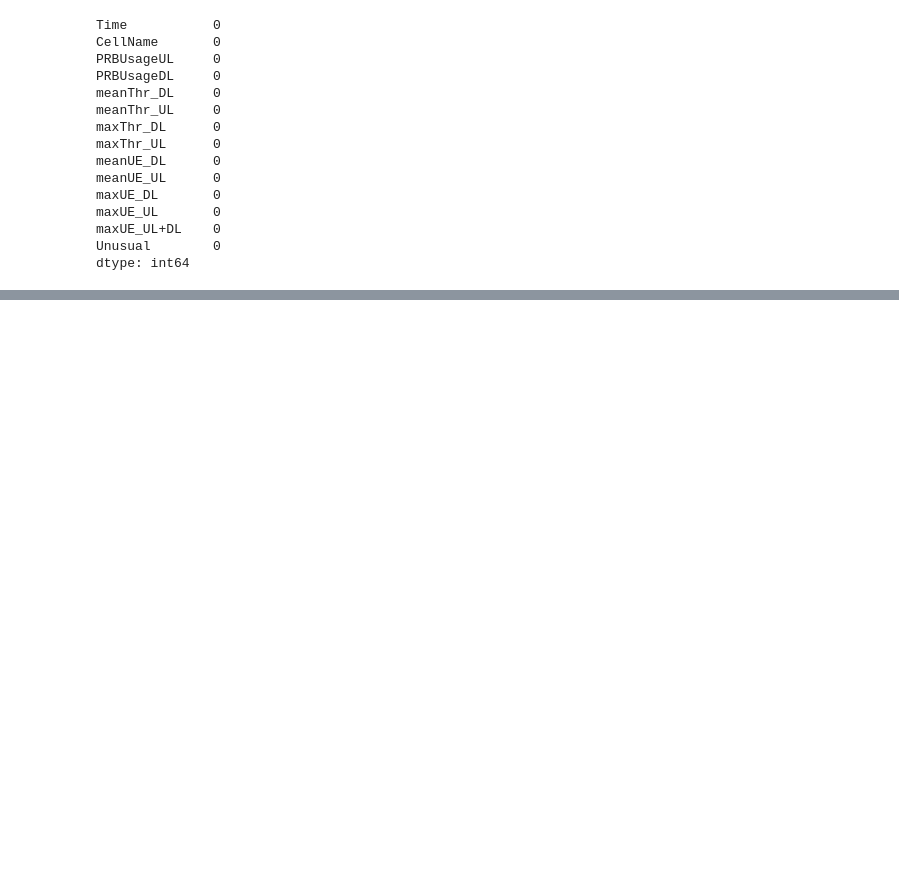
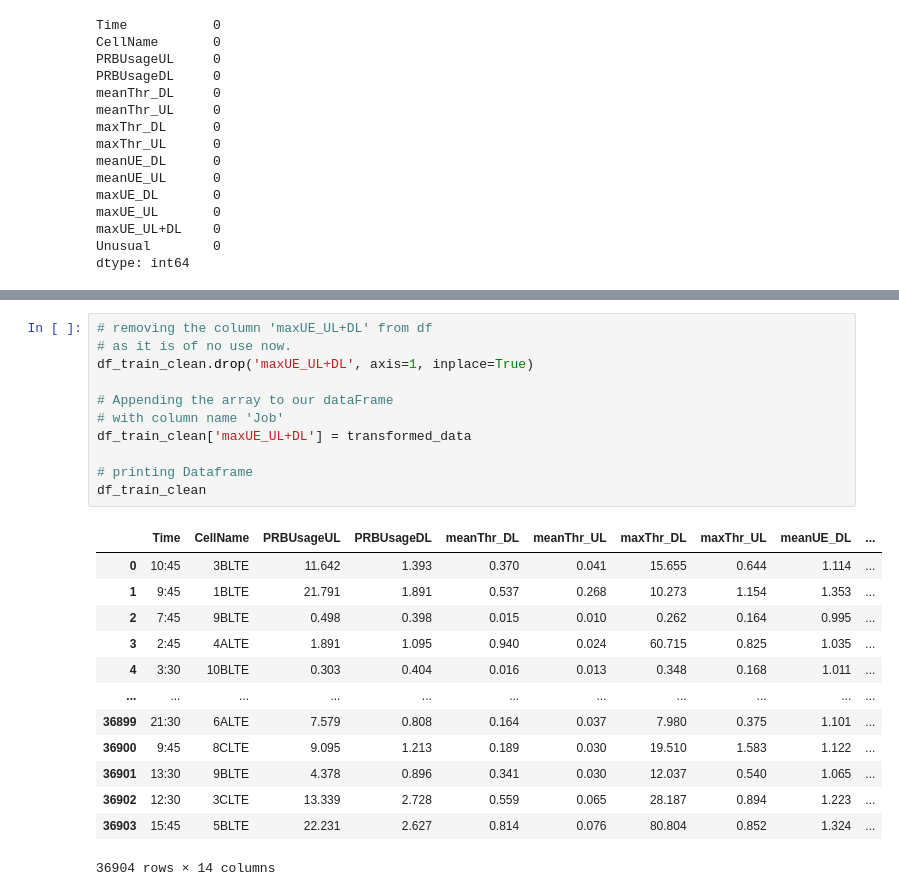
Before and after one commit to vengie/AML-3104--Neural-Networks-and-Deep-Learning, a Jupyter notebook: Anomaly_Detection_in_Cellular_network.ipynb, the cells around one changed output, grey strips where cells are left out. Drawn from its saved outputs; the diff is of its cells as text; blank space fills up the shorter version.

```diff
--- a/Anomaly_Detection_in_Cellular_network.ipynb
+++ b/Anomaly_Detection_in_Cellular_network.ipynb
@@ -252,0 +207,25 @@ df_test_clean.to_csv('/content/sample_data/clean_test.csv',index=False, header=T
+# %%
+# removing the column 'maxUE_UL+DL' from df
+# as it is of no use now.
+df_train_clean.drop('maxUE_UL+DL', axis=1, inplace=True)
+
+# Appending the array to our dataFrame
+# with column name 'Job'
+df_train_clean['maxUE_UL+DL'] = transformed_data
+
+# printing Dataframe
+df_train_clean
+# %% [output]
+|  | Time | CellName | PRBUsageUL | PRBUsageDL | meanThr_DL | meanThr_UL | maxThr_DL | maxThr_UL | meanUE_DL | ... |
+| 0 | 10:45 | 3BLTE | 11.642 | 1.393 | 0.370 | 0.041 | 15.655 | 0.644 | 1.114 | ... |
+| 1 | 9:45 | 1BLTE | 21.791 | 1.891 | 0.537 | 0.268 | 10.273 | 1.154 | 1.353 | ... |
+| 2 | 7:45 | 9BLTE | 0.498 | 0.398 | 0.015 | 0.010 | 0.262 | 0.164 | 0.995 | ... |
+| 3 | 2:45 | 4ALTE | 1.891 | 1.095 | 0.940 | 0.024 | 60.715 | 0.825 | 1.035 | ... |
+| 4 | 3:30 | 10BLTE | 0.303 | 0.404 | 0.016 | 0.013 | 0.348 | 0.168 | 1.011 | ... |
+| ... | ... | ... | ... | ... | ... | ... | ... | ... | ... | ... |
+| 36899 | 21:30 | 6ALTE | 7.579 | 0.808 | 0.164 | 0.037 | 7.980 | 0.375 | 1.101 | ... |
+| 36900 | 9:45 | 8CLTE | 9.095 | 1.213 | 0.189 | 0.030 | 19.510 | 1.583 | 1.122 | ... |
+| 36901 | 13:30 | 9BLTE | 4.378 | 0.896 | 0.341 | 0.030 | 12.037 | 0.540 | 1.065 | ... |
+| 36902 | 12:30 | 3CLTE | 13.339 | 2.728 | 0.559 | 0.065 | 28.187 | 0.894 | 1.223 | ... |
+| 36903 | 15:45 | 5BLTE | 22.231 | 2.627 | 0.814 | 0.076 | 80.804 | 0.852 | 1.324 | ... |
+36904 rows × 14 columns
```
Also changed, not shown: parts of 34 cells of this notebook.
